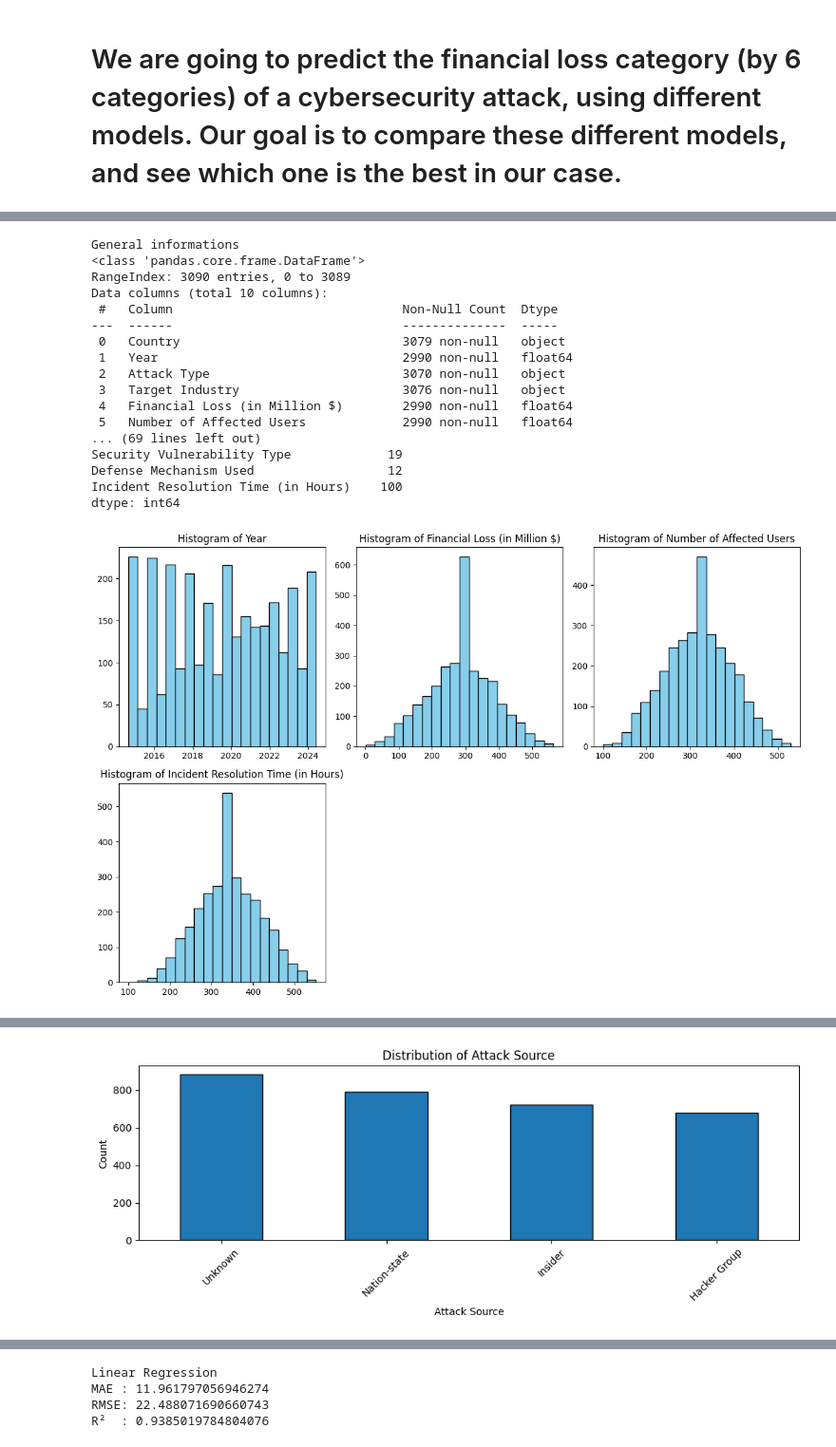
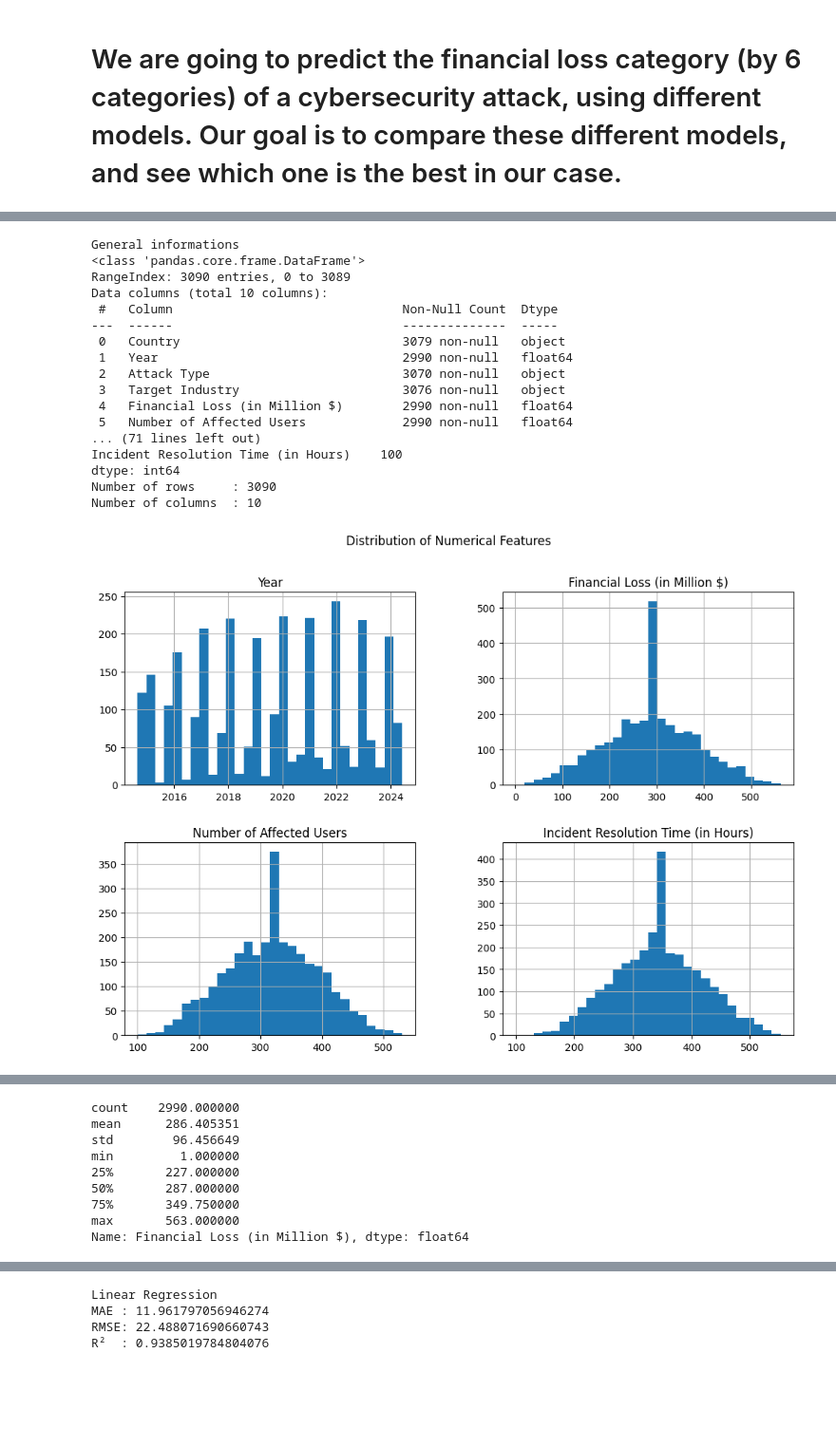
Before and after one commit to Michaelf09/Projet_Machine_Learning, a Jupyter notebook: Projet_VF_ML.ipynb, the cells around one changed output, grey strips where cells are left out. Shown at 95% size. Drawn from its saved outputs; the diff is of its cells as text; code cells hidden in the pictures; blank space fills up the shorter version.

```diff
--- a/Projet_VF_ML.ipynb
+++ b/Projet_VF_ML.ipynb
@@ -58,56 +72,62 @@ print(df.describe(include='all'), "\n")
 
 print("NaN count")
 print(df.isna().sum())
 
-num_cols = df.select_dtypes(include=[np.number]).columns
-plt.figure(figsize=(12, 8))
-for i, col in enumerate(num_cols):
-    plt.subplot(2, 3, i + 1)
-    plt.hist(df[col], bins=20, color='skyblue', edgecolor='black')
-    plt.title(f"Histogram of {col}")
-    plt.tight_layout()
+print(f"Number of rows     : {df.shape[0]}")
+print(f"Number of columns  : {df.shape[1]}")
 
+# Numerical columns distribution
+numeric_cols = df.select_dtypes(include=['int64','float64']).columns
+
+df[numeric_cols].hist(figsize=(12, 8), bins=30)
+plt.suptitle("Distribution of Numerical Features")
 plt.show()
 
-# General distribution statistics
+#Categorical columns distribution
 categorical_cols = df.select_dtypes(include=['object']).columns
-for col in categorical_cols:
-    plt.figure(figsize=(10, 4))
-    df[col].value_counts().plot(kind='bar', edgecolor='black')
+
+plt.figure(figsize=(14, 8))
+
+for i, col in enumerate(categorical_cols):
+    plt.subplot(2, 3, i+1)
+    sns.countplot(data=df, x=col)
+    plt.xticks(rotation=45, ha='right')
     plt.title(f"Distribution of {col}")
-    plt.xlabel(col)
-    plt.ylabel("Count")
-    plt.xticks(rotation=45)
-    plt.tight_layout()
-    plt.show()
 
+plt.tight_layout()
+plt.show()
 
 # Corelation matrix
+
 corr = df.corr(numeric_only=True)
+plt.figure(figsize=(10, 6))
+sns.heatmap(corr, annot=False, cmap="coolwarm")
+plt.title("Correlation Heatmap (Numeric Features Only)")
+plt.show()
 
-plt.figure(figsize=(10, 8))
-plt.imshow(corr, cmap="coolwarm", interpolation="nearest")
-plt.colorbar()
-plt.xticks(range(len(corr.columns)), corr.columns, rotation=90)
-plt.yticks(range(len(corr.columns)), corr.columns)
-plt.title("Matrice de corrélation")
+#Fincancial Loss distribution detailled
+plt.figure(figsize=(8, 5))
+sns.histplot(df["Financial Loss (in Million $)"], kde=True, bins=30)
+plt.title("Distribution of Target Variable (Detailled)")
 plt.show()
+
+print(df["Financial Loss (in Million $)"].describe())
 # %% [output]
 General informations
 <class 'pandas.core.frame.DataFrame'>
 RangeIndex: 3090 entries, 0 to 3089
 Data columns (total 10 columns):
  #   Column                               Non-Null Count  Dtype
 ---  ------                               --------------  -----
  0   Country                              3079 non-null   object
  1   Year                                 2990 non-null   float64
  2   Attack Type                          3070 non-null   object
  3   Target Industry                      3076 non-null   object
  4   Financial Loss (in Million $)        2990 non-null   float64
  5   Number of Affected Users             2990 non-null   float64
-... (69 lines left out)
-Security Vulnerability Type             19
-Defense Mechanism Used                  12
+... (71 lines left out)
 Incident Resolution Time (in Hours)    100
 dtype: int64
+Number of rows     : 3090
+Number of columns  : 10
-[figure, old version]
+[figure, new version]
@@ -117 +136,0 @@ dtype: int64
-[figure, removed]
@@ -120,0 +137,9 @@ dtype: int64
+count    2990.000000
+mean      286.405351
+std        96.456649
+min         1.000000
+25%       227.000000
+50%       287.000000
+75%       349.750000
+max       563.000000
+Name: Financial Loss (in Million $), dtype: float64
```
Also changed, not shown: parts of 42 cells of this notebook.
